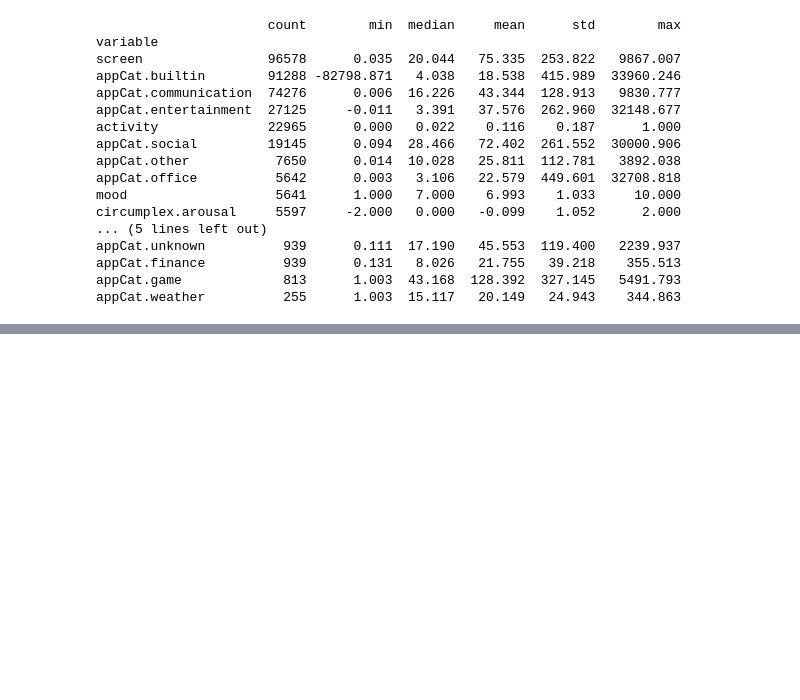
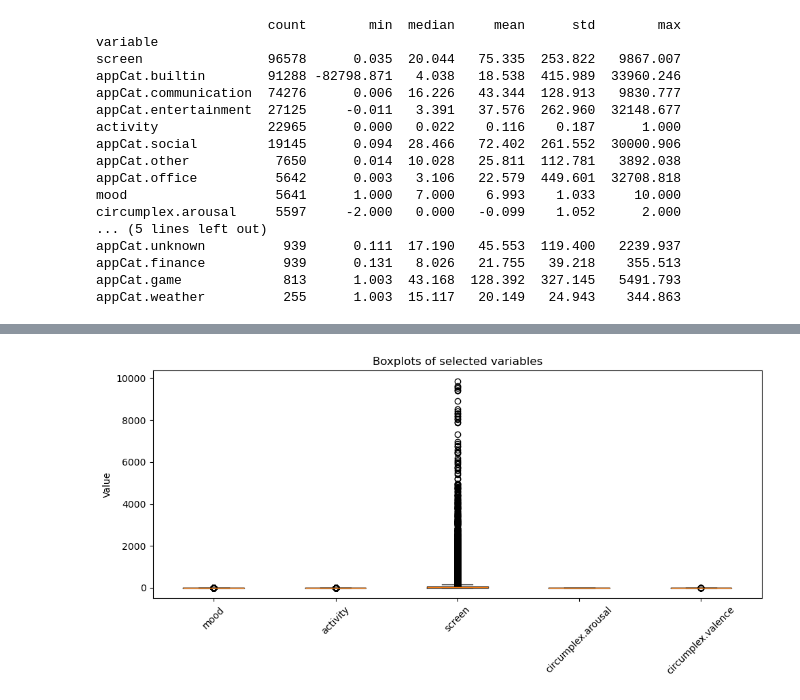
Before and after one commit to FieBergli/DMT_A1, a Jupyter notebook: classification.ipynb, the cells around one changed output, grey strips where cells are left out. Cells and saved outputs as stored; diff of their text form; code cells hidden in the pictures; blank space fills up the shorter version.

```diff
--- a/classification.ipynb
+++ b/classification.ipynb
@@ -178,0 +206,18 @@ appCat.weather          255      1.003  15.117   20.149   24.943    344.863
+# %%
+selected = ["mood", "activity", "screen", "circumplex.arousal", "circumplex.valence"]
+plot_df = df[df["variable"].isin(selected)].copy()
+
+data_to_plot = [
+    plot_df[plot_df["variable"] == v]["value"].dropna()
+    for v in selected
+]
+
+plt.figure(figsize=(10, 5))
+plt.boxplot(data_to_plot, labels=selected, showfliers=True)
+plt.title("Boxplots of selected variables")
+plt.ylabel("Value")
+plt.xticks(rotation=45)
+plt.tight_layout()
+plt.show()
+# %% [output]
+[figure, added]
```
Also changed, not shown: parts of 4 cells of this notebook.
